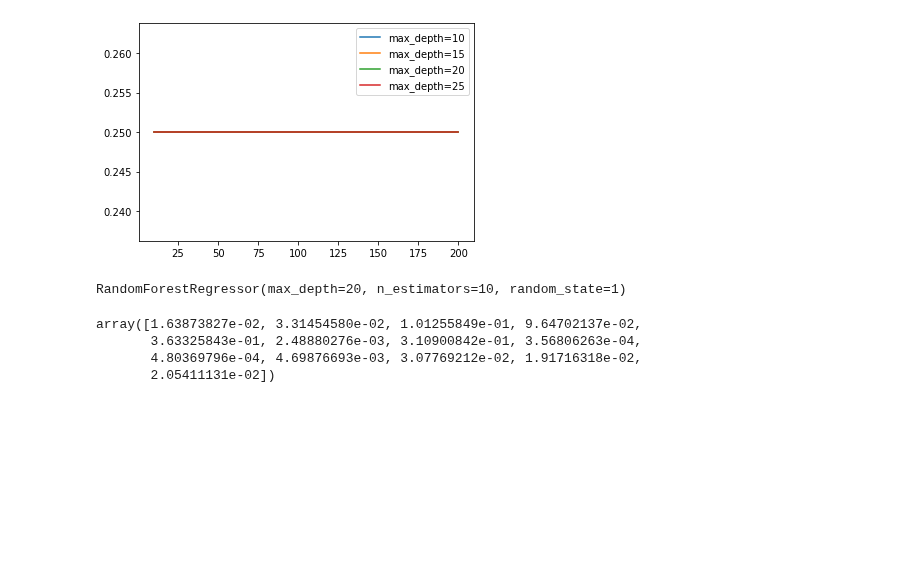
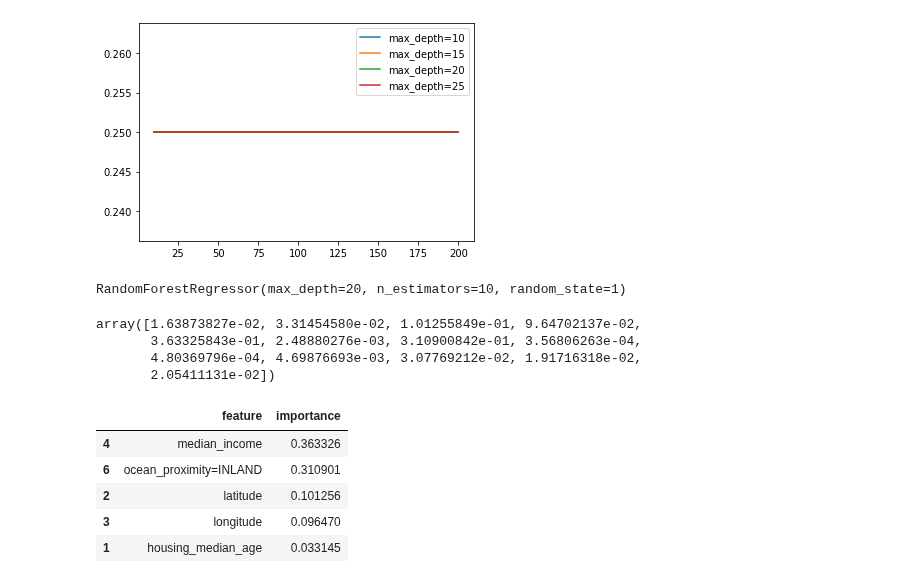
Before and after one commit to carlos-alves-one/ML-Zoomcamp-HW-6, a Jupyter notebook: ML_Zoomcamp_HW_6.ipynb, the cells around one changed output. Drawn from its saved outputs; the diff is of its cells as text; code cells hidden in the pictures; blank space fills up the shorter version.

Commit message:
Sort the importances dataframe by importance in descending order

```diff
--- a/ML_Zoomcamp_HW_6.ipynb
+++ b/ML_Zoomcamp_HW_6.ipynb
@@ -351,8 +351,15 @@ array([1.63873827e-02, 3.31454580e-02, 1.01255849e-01, 9.64702137e-02,
 # %%
 # Create dataframe importances to store the feature names and importances
 df_importances = pd.DataFrame()
 df_importances['feature'] = dv.get_feature_names()
 df_importances['importance'] = rf.feature_importances_
 
-
-df_importances
+# Sort the importances dataframe by importance in descending order
+df_importances.sort_values(by='importance', ascending=False).head()
+# %% [output]
+|  | feature | importance |
+| 4 | median_income | 0.363326 |
+| 6 | ocean_proximity=INLAND | 0.310901 |
+| 2 | latitude | 0.101256 |
+| 3 | longitude | 0.096470 |
+| 1 | housing_median_age | 0.033145 |
```
